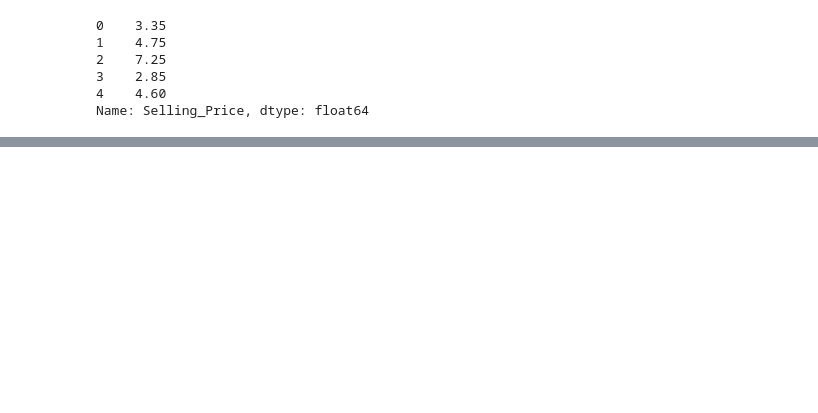
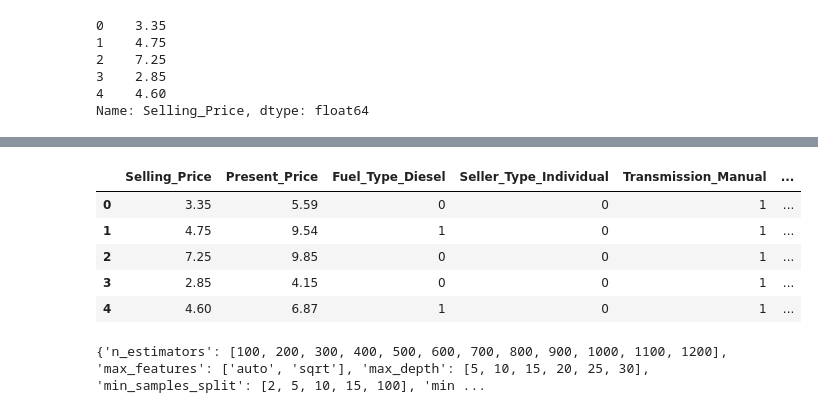
Before and after one commit to ViVeK-KuMaR3/Self, a Jupyter notebook: carDekho/carPrediction.ipynb, the cells around one changed output, grey strips where cells are left out. Saved outputs shown, nothing was run; the diff lists cells and outputs as text; code cells hidden in the pictures; blank space fills up the shorter version.

```diff
--- a/carDekho/carPrediction.ipynb
+++ b/carDekho/carPrediction.ipynb
@@ -201,0 +220,12 @@ ModuleNotFoundError: No module named 'sklearn'
+# %%
+cols_to_drop=['Fuel_Type_Petrol','Kms_Driven','Owner']
+df=df.drop(cols_to_drop,axis=1)
+# %%
+df.head()
+# %% [output]
+|  | Selling_Price | Present_Price | Fuel_Type_Diesel | Seller_Type_Individual | Transmission_Manual | ... |
+| 0 | 3.35 | 5.59 | 0 | 0 | 1 | ... |
+| 1 | 4.75 | 9.54 | 1 | 0 | 1 | ... |
+| 2 | 7.25 | 9.85 | 0 | 0 | 1 | ... |
+| 3 | 2.85 | 4.15 | 0 | 0 | 1 | ... |
+| 4 | 4.60 | 6.87 | 1 | 0 | 1 | ... |
@@ -201,0 +257,4 @@ ModuleNotFoundError: No module named 'sklearn'
+# %%
+print(random_grid)
+# %% [output]
+{'n_estimators': [100, 200, 300, 400, 500, 600, 700, 800, 900, 1000, 1100, 1200], 'max_features': ['auto', 'sqrt'], 'max_depth': [5, 10, 15, 20, 25, 30], 'min_samples_split': [2, 5, 10, 15, 100], 'min ...
```
Also changed, not shown: parts of 23 cells of this notebook, 3 other files.
